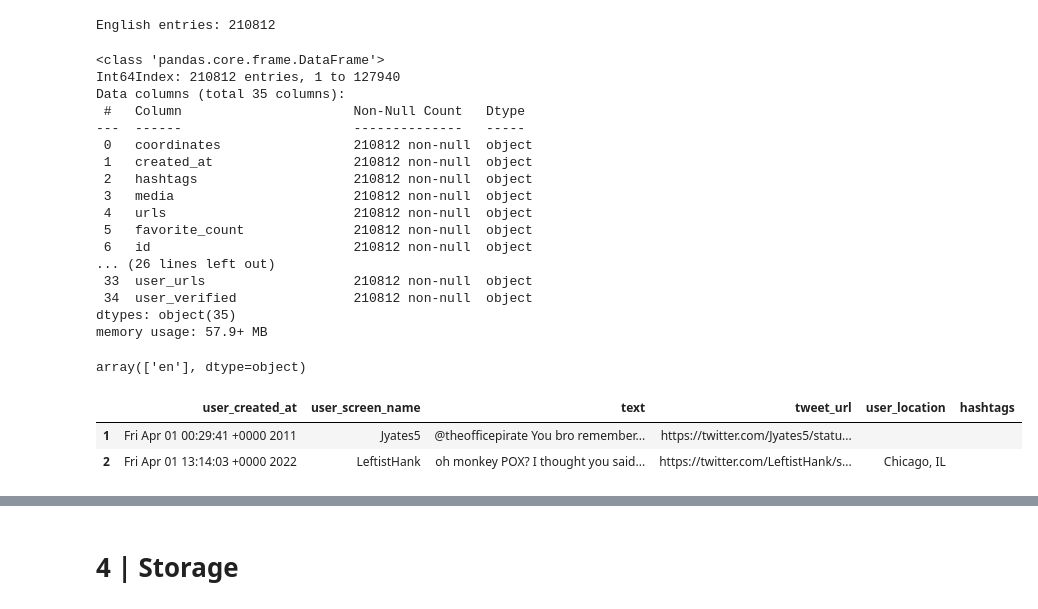
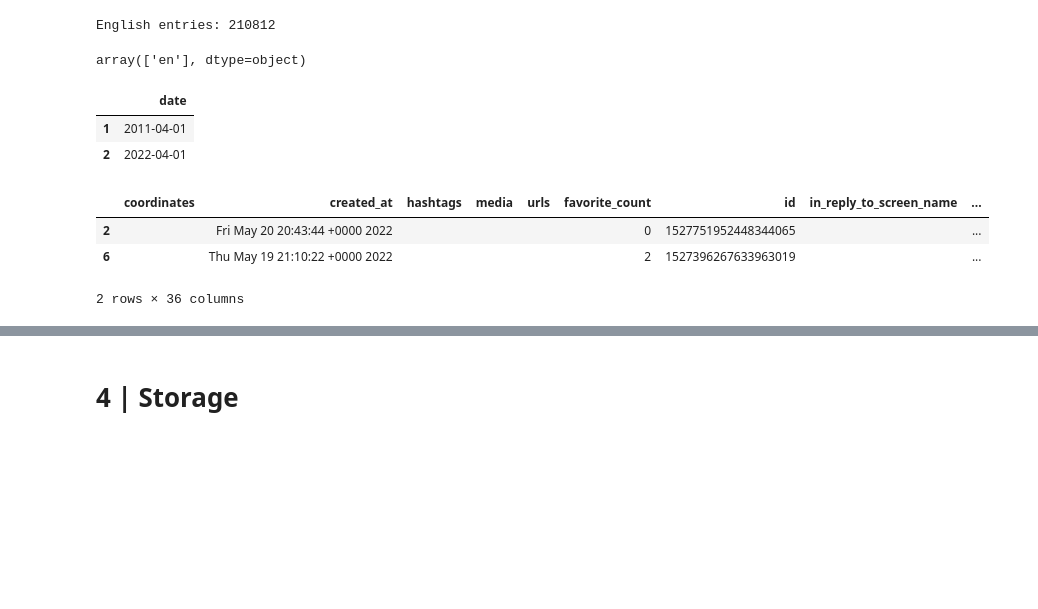
Before and after one commit to slp22/data-engineering-project, a Jupyter notebook: engineering_monkeypox_pipeline.ipynb, the cells around one changed output, grey strips where cells are left out. Drawn from its saved outputs; the diff is of its cells as text; code cells hidden in the pictures; blank space fills up the shorter version.

```diff
--- a/engineering_monkeypox_pipeline.ipynb
+++ b/engineering_monkeypox_pipeline.ipynb
@@ -438,38 +434,23 @@ print('English entries:', (df[df["lang"] == 'en'].count())['lang'])
 English entries: 210812
 # %%
 df = df[(df['lang'] == 'en')]
-df.info()
+df['lang'].unique()
 # %% [output]
-<class 'pandas.core.frame.DataFrame'>
-Int64Index: 210812 entries, 1 to 127940
-Data columns (total 35 columns):
- #   Column                      Non-Null Count   Dtype
----  ------                      --------------   -----
- 0   coordinates                 210812 non-null  object
- 1   created_at                  210812 non-null  object
- 2   hashtags                    210812 non-null  object
- 3   media                       210812 non-null  object
- 4   urls                        210812 non-null  object
- 5   favorite_count              210812 non-null  object
- 6   id                          210812 non-null  object
-... (26 lines left out)
- 33  user_urls                   210812 non-null  object
- 34  user_verified               210812 non-null  object
-dtypes: object(35)
-memory usage: 57.9+ MB
+array(['en'], dtype=object)
-# %%
-df['lang'].unique()
-# %% [output]
-array(['en'], dtype=object)
+# %%
+df['date'] = pd.to_datetime(df['user_created_at'],
+                            format='%a %b %d %H:%M:%S +0000 %Y',
+                            errors='coerce').dt.date
+df[['date']][:2]
+# %% [output]
+|  | date |
+| 1 | 2011-04-01 |
+| 2 | 2022-04-01 |
 # %%
-df = df[['user_created_at',
-         'user_screen_name',
-         'text',
-         'tweet_url',
-         'user_location',
-         'hashtags']]
+df = df[(df['date'] > date(2022,1,1))]
 df.head(2)
 # %% [output]
-|  | user_created_at | user_screen_name | text | tweet_url | user_location | hashtags |
-| 1 | Fri Apr 01 00:29:41 +0000 2011 | Jyates5 | @theofficepirate You bro remember... | https://twitter.com/Jyates5/statu... |  |  |
-| 2 | Fri Apr 01 13:14:03 +0000 2022 | LeftistHank | oh monkey POX? I thought you said... | https://twitter.com/LeftistHank/s... | Chicago, IL |  |
+|  | coordinates | created_at | hashtags | media | urls | favorite_count | id | in_reply_to_screen_name | ... |
+| 2 |  | Fri May 20 20:43:44 +0000 2022 |  |  |  | 0 | 1527751952448344065 |  | ... |
+| 6 |  | Thu May 19 21:10:22 +0000 2022 |  |  |  | 2 | 1527396267633963019 |  | ... |
+2 rows × 36 columns
```
Also changed, not shown: parts of 50 cells of this notebook.
